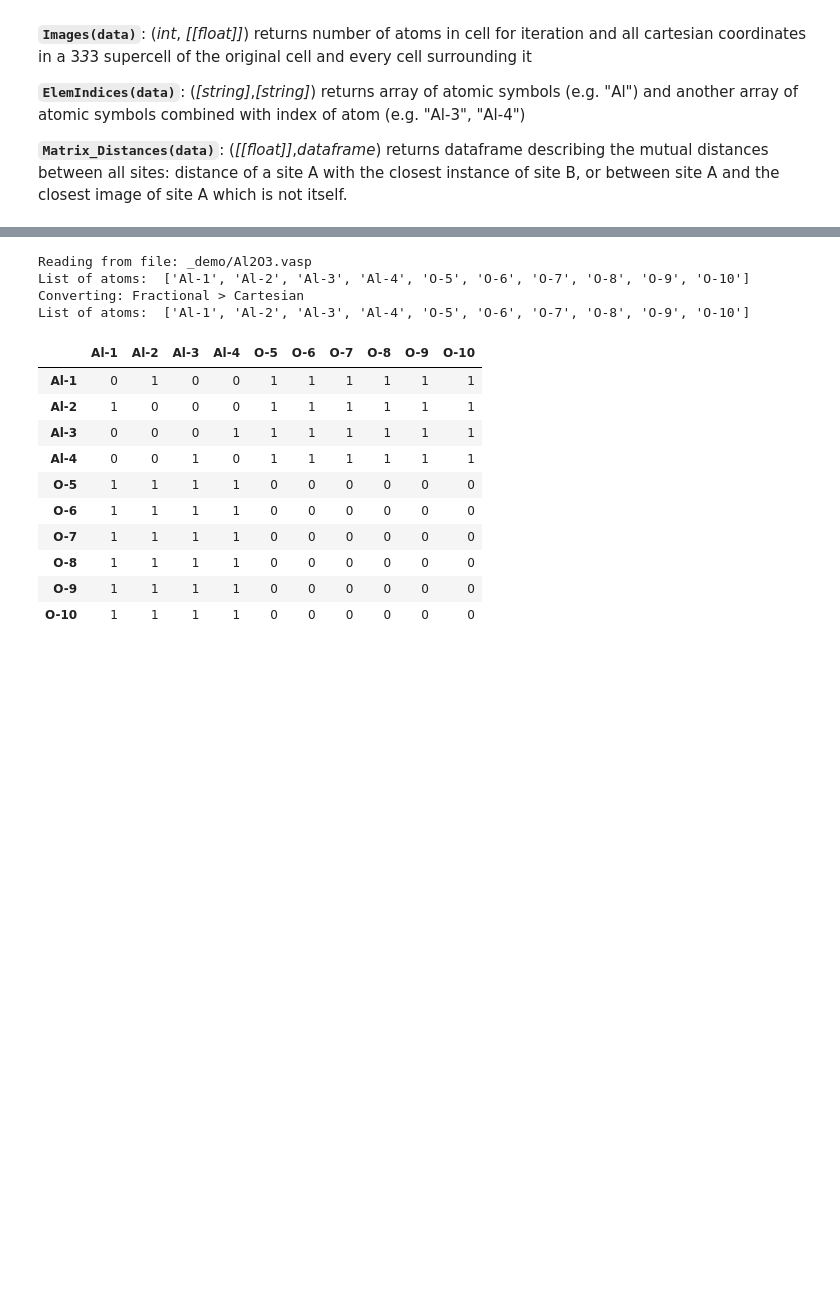
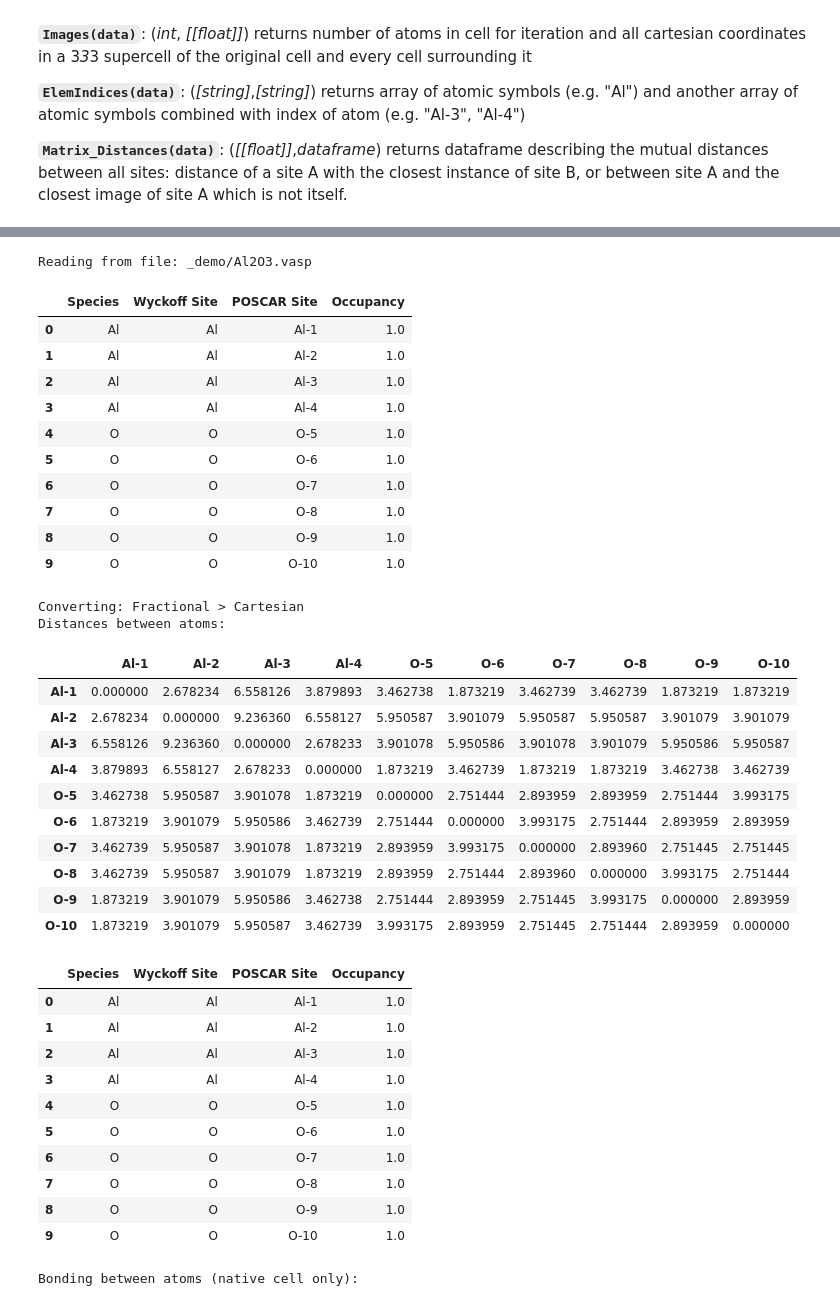
Before and after one commit to andypaulchen/Poshcar, a Jupyter notebook: DEMO-3-Analytics.ipynb, the cells around one changed output, grey strips where cells are left out. Drawn from its saved outputs; the diff is of its cells as text; code cells hidden in the pictures; blank space fills up the shorter version.

```diff
--- a/DEMO-3-Analytics.ipynb
+++ b/DEMO-3-Analytics.ipynb
@@ -131,22 +141,43 @@ Converting: Fractional > Cartesian
 # %%
 # Now try one with bonding matrix
 from Distance import *
 data = readfile("_demo/Al2O3.vasp")
-bonding_matrix, df = Matrix_Bonding(data,0.08)
-df
+bonding_matrix = Matrix_Bonding(data,0.1)
 # %% [output]
 Reading from file: _demo/Al2O3.vasp
-List of atoms:  ['Al-1', 'Al-2', 'Al-3', 'Al-4', 'O-5', 'O-6', 'O-7', 'O-8', 'O-9', 'O-10']
-Converting: Fractional > Cartesian
-List of atoms:  ['Al-1', 'Al-2', 'Al-3', 'Al-4', 'O-5', 'O-6', 'O-7', 'O-8', 'O-9', 'O-10']
-|  | Al-1 | Al-2 | Al-3 | Al-4 | O-5 | O-6 | O-7 | O-8 | O-9 | O-10 |
-| Al-1 | 0 | 1 | 0 | 0 | 1 | 1 | 1 | 1 | 1 | 1 |
-| Al-2 | 1 | 0 | 0 | 0 | 1 | 1 | 1 | 1 | 1 | 1 |
-| Al-3 | 0 | 0 | 0 | 1 | 1 | 1 | 1 | 1 | 1 | 1 |
-| Al-4 | 0 | 0 | 1 | 0 | 1 | 1 | 1 | 1 | 1 | 1 |
-| O-5 | 1 | 1 | 1 | 1 | 0 | 0 | 0 | 0 | 0 | 0 |
-| O-6 | 1 | 1 | 1 | 1 | 0 | 0 | 0 | 0 | 0 | 0 |
-| O-7 | 1 | 1 | 1 | 1 | 0 | 0 | 0 | 0 | 0 | 0 |
-| O-8 | 1 | 1 | 1 | 1 | 0 | 0 | 0 | 0 | 0 | 0 |
-| O-9 | 1 | 1 | 1 | 1 | 0 | 0 | 0 | 0 | 0 | 0 |
-| O-10 | 1 | 1 | 1 | 1 | 0 | 0 | 0 | 0 | 0 | 0 |
+|  | Species | Wyckoff Site | POSCAR Site | Occupancy |
+| 0 | Al | Al | Al-1 | 1.0 |
+| 1 | Al | Al | Al-2 | 1.0 |
+| 2 | Al | Al | Al-3 | 1.0 |
+| 3 | Al | Al | Al-4 | 1.0 |
+| 4 | O | O | O-5 | 1.0 |
+| 5 | O | O | O-6 | 1.0 |
+| 6 | O | O | O-7 | 1.0 |
+| 7 | O | O | O-8 | 1.0 |
+| 8 | O | O | O-9 | 1.0 |
+| 9 | O | O | O-10 | 1.0 |
+Converting: Fractional > Cartesian
+Distances between atoms:
+|  | Al-1 | Al-2 | Al-3 | Al-4 | O-5 | O-6 | O-7 | O-8 | O-9 | O-10 |
+| Al-1 | 0.000000 | 2.678234 | 6.558126 | 3.879893 | 3.462738 | 1.873219 | 3.462739 | 3.462739 | 1.873219 | 1.873219 |
+| Al-2 | 2.678234 | 0.000000 | 9.236360 | 6.558127 | 5.950587 | 3.901079 | 5.950587 | 5.950587 | 3.901079 | 3.901079 |
+| Al-3 | 6.558126 | 9.236360 | 0.000000 | 2.678233 | 3.901078 | 5.950586 | 3.901078 | 3.901079 | 5.950586 | 5.950587 |
+| Al-4 | 3.879893 | 6.558127 | 2.678233 | 0.000000 | 1.873219 | 3.462739 | 1.873219 | 1.873219 | 3.462738 | 3.462739 |
+| O-5 | 3.462738 | 5.950587 | 3.901078 | 1.873219 | 0.000000 | 2.751444 | 2.893959 | 2.893959 | 2.751444 | 3.993175 |
+| O-6 | 1.873219 | 3.901079 | 5.950586 | 3.462739 | 2.751444 | 0.000000 | 3.993175 | 2.751444 | 2.893959 | 2.893959 |
+| O-7 | 3.462739 | 5.950587 | 3.901078 | 1.873219 | 2.893959 | 3.993175 | 0.000000 | 2.893960 | 2.751445 | 2.751445 |
+| O-8 | 3.462739 | 5.950587 | 3.901079 | 1.873219 | 2.893959 | 2.751444 | 2.893960 | 0.000000 | 3.993175 | 2.751444 |
+| O-9 | 1.873219 | 3.901079 | 5.950586 | 3.462738 | 2.751444 | 2.893959 | 2.751445 | 3.993175 | 0.000000 | 2.893959 |
+| O-10 | 1.873219 | 3.901079 | 5.950587 | 3.462739 | 3.993175 | 2.893959 | 2.751445 | 2.751444 | 2.893959 | 0.000000 |
+|  | Species | Wyckoff Site | POSCAR Site | Occupancy |
+| 0 | Al | Al | Al-1 | 1.0 |
+| 1 | Al | Al | Al-2 | 1.0 |
+| 2 | Al | Al | Al-3 | 1.0 |
+| 3 | Al | Al | Al-4 | 1.0 |
+| 4 | O | O | O-5 | 1.0 |
+| 5 | O | O | O-6 | 1.0 |
+| 6 | O | O | O-7 | 1.0 |
+| 7 | O | O | O-8 | 1.0 |
+| 8 | O | O | O-9 | 1.0 |
+| 9 | O | O | O-10 | 1.0 |
+Bonding between atoms (native cell only):
```
Also changed, not shown: parts of 5 cells of this notebook, 11 other files.
